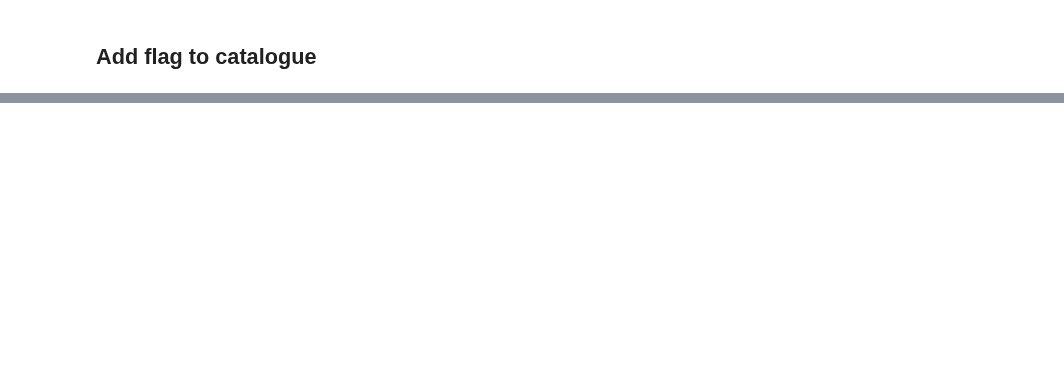
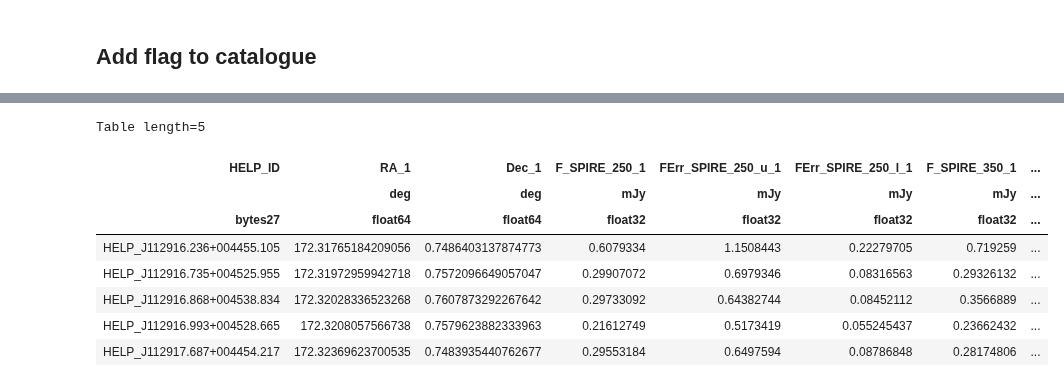
Before and after one commit to H-E-L-P/dmu_products, a Jupyter notebook: dmu26/dmu26_XID+SPIRE_GAMA-12/XID+SPIRE_GAMA-12_final_processing.ipynb, the cells around one changed output, grey strips where cells are left out. Cells and saved outputs as stored; diff of their text form; code cells hidden in the pictures; blank space fills up the shorter version.

```diff
--- a/dmu26/dmu26_XID+SPIRE_GAMA-12/XID+SPIRE_GAMA-12_final_processing.ipynb
+++ b/dmu26/dmu26_XID+SPIRE_GAMA-12/XID+SPIRE_GAMA-12_final_processing.ipynb
@@ -85,0 +109,12 @@ WARNING: UnitsWarning: 'mJy/Beam' did not parse as fits unit: At col 4, Unit 'Be
+# %%
+comparison[0:5]
+# %% [output]
+Table length=5
+| HELP_ID | RA_1 | Dec_1 | F_SPIRE_250_1 | FErr_SPIRE_250_u_1 | FErr_SPIRE_250_l_1 | F_SPIRE_350_1 | ... |
+|  | deg | deg | mJy | mJy | mJy | mJy | ... |
+| bytes27 | float64 | float64 | float32 | float32 | float32 | float32 | ... |
+| HELP_J112916.236+004455.105 | 172.31765184209056 | 0.7486403137874773 | 0.6079334 | 1.1508443 | 0.22279705 | 0.719259 | ... |
+| HELP_J112916.735+004525.955 | 172.31972959942718 | 0.7572096649057047 | 0.29907072 | 0.6979346 | 0.08316563 | 0.29326132 | ... |
+| HELP_J112916.868+004538.834 | 172.32028336523268 | 0.7607873292267642 | 0.29733092 | 0.64382744 | 0.08452112 | 0.3566889 | ... |
+| HELP_J112916.993+004528.665 | 172.3208057566738 | 0.7579623882333963 | 0.21612749 | 0.5173419 | 0.055245437 | 0.23662432 | ... |
+| HELP_J112917.687+004454.217 | 172.32369623700535 | 0.7483935440762677 | 0.29553184 | 0.6497594 | 0.08786848 | 0.28174806 | ... |
```
Also changed, not shown: parts of 18 cells of this notebook, 4 other files.
